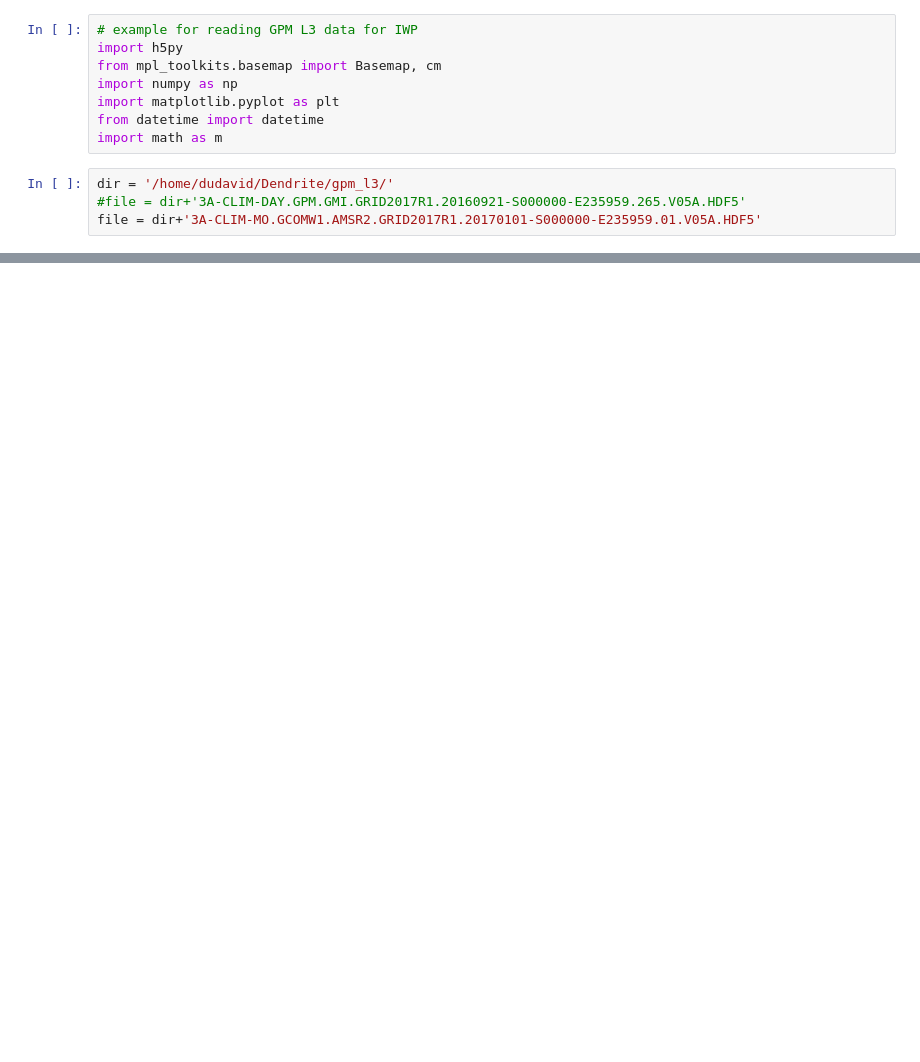
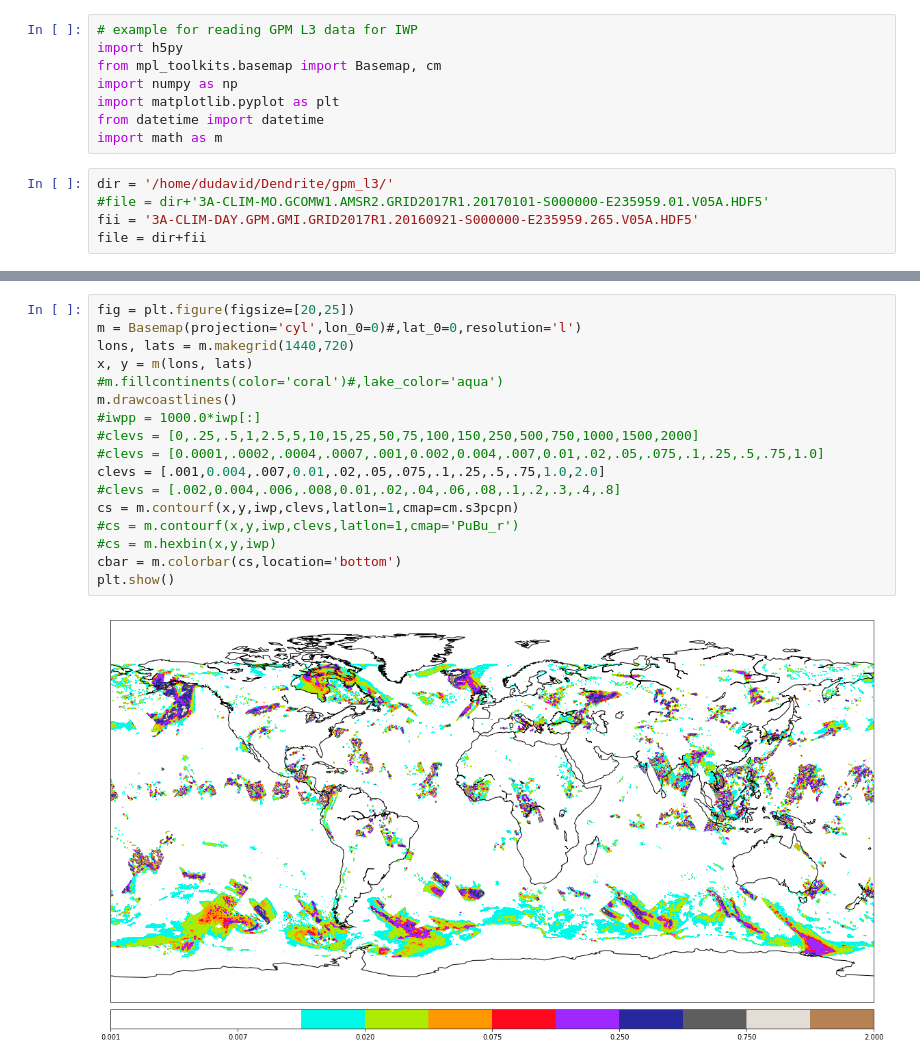
Before and after one commit to cheesetarian/IWP, a Jupyter notebook: readgprof.ipynb, the cells around one changed output, grey strips where cells are left out. Saved outputs shown, nothing was run; the diff lists cells and outputs as text; blank space fills up the shorter version.

```diff
--- a/readgprof.ipynb
+++ b/readgprof.ipynb
@@ -8,8 +8,9 @@ from datetime import datetime
 import math as m
 # %%
 dir = '/home/dudavid/Dendrite/gpm_l3/'
-#file = dir+'3A-CLIM-DAY.GPM.GMI.GRID2017R1.20160921-S000000-E235959.265.V05A.HDF5'
-file = dir+'3A-CLIM-MO.GCOMW1.AMSR2.GRID2017R1.20170101-S000000-E235959.01.V05A.HDF5'
+#file = dir+'3A-CLIM-MO.GCOMW1.AMSR2.GRID2017R1.20170101-S000000-E235959.01.V05A.HDF5'
+fii = '3A-CLIM-DAY.GPM.GMI.GRID2017R1.20160921-S000000-E235959.265.V05A.HDF5'
+file = dir+fii
 # %%
 f = h5py.File(file,'r')
 #f = h5py.File(fileName,  "r")
@@ -46,0 +50,19 @@ print(hist.sum())
+# %%
+fig = plt.figure(figsize=[20,25])
+m = Basemap(projection='cyl',lon_0=0)#,lat_0=0,resolution='l')
+lons, lats = m.makegrid(1440,720)
+x, y = m(lons, lats)
+#m.fillcontinents(color='coral')#,lake_color='aqua')
+m.drawcoastlines()
+#iwpp = 1000.0*iwp[:]
+#clevs = [0,.25,.5,1,2.5,5,10,15,25,50,75,100,150,250,500,750,1000,1500,2000]
+#clevs = [0.0001,.0002,.0004,.0007,.001,0.002,0.004,.007,0.01,.02,.05,.075,.1,.25,.5,.75,1.0]
+clevs = [.001,0.004,.007,0.01,.02,.05,.075,.1,.25,.5,.75,1.0,2.0]
+#clevs = [.002,0.004,.006,.008,0.01,.02,.04,.06,.08,.1,.2,.3,.4,.8]
+cs = m.contourf(x,y,iwp,clevs,latlon=1,cmap=cm.s3pcpn)
+#cs = m.contourf(x,y,iwp,clevs,latlon=1,cmap='PuBu_r')
+#cs = m.hexbin(x,y,iwp)
+cbar = m.colorbar(cs,location='bottom')
+plt.show()
+# %% [output]
+[figure, added]
```
Also changed, not shown: parts of 3 cells of this notebook, 1 other file.
